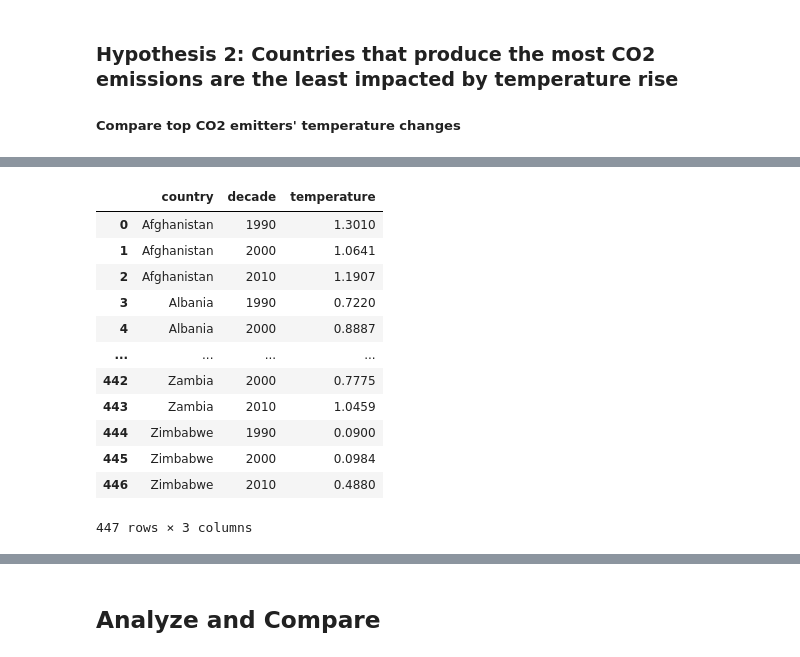
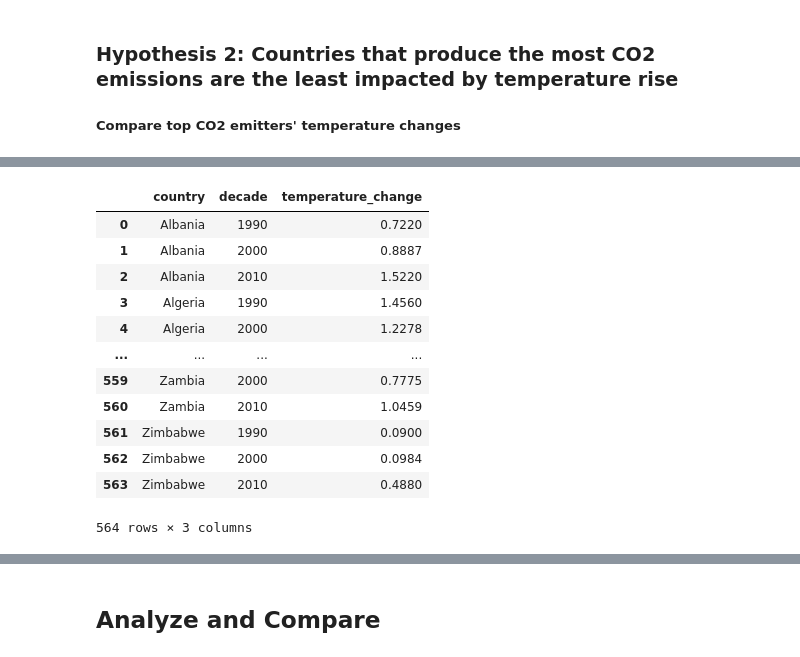
Before and after one commit to MichelleWegner/Co2.Emissions, a Jupyter notebook: Notebooks/3. Complete_data_merged.ipynb, the cells around one changed output, grey strips where cells are left out. Cells and saved outputs as stored; diff of their text form; code cells hidden in the pictures.

```diff
--- a/Notebooks/3. Complete_data_merged.ipynb
+++ b/Notebooks/3. Complete_data_merged.ipynb
@@ -288,20 +319,19 @@ df3['co2_emission'] = pd.to_numeric(df3['co2_emission'], errors='coerce')
 # %%
 #Replace non-numeric values with NaN in temperature column
 
-df3['temperature'] = pd.to_numeric(df3['temperature'], errors='coerce')
+df3['temperature_change'] = pd.to_numeric(df3['temperature_change'], errors='coerce')
 # %%
 # Step 5: Convert data types
 
 df3['year'] = df3['year'].astype(int)
 df3['population'] = df3['population'].astype(int)
 df3['co2_emission'] = df3['co2_emission'].astype(float)
-df3['temperature'] = df3['temperature'].astype(float)
+df3['temperature_change'] = df3['temperature_change'].astype(float)
 # %%
 # Remove rows where the country name includes the word "world"
 df3 = df3[~df3['country'].str.contains(r'world', case=False, regex=True)]
 # %%
-# Step 6: Categorize countries into Global North and Global South
-
+# Step 6.1: Categorize countries into Global North and Global South
 
 global_north = [
     'United States', 'Canada', 'United Kingdom', 'Germany', 'France',
@@ -310,4 +340,14 @@ global_north = [
     'Ireland', 'Luxembourg'
 ]
 
-df3['region'] = np.where(df3['country'].isin(global_north), 'Global North', 'Global South')
+df3['region'] = np.where(df3['country'].isin(global_north), 'Global_North', 'Global_South')
+# %%
+# Step 6.2: Categorize countries into Developed and Developing Countries
+
+developed_countries = [ 'Andorra', 'Australia', 'Austria', 'Belgium', 'Canada', 'Denmark',
+    'Finland', 'France', 'Germany', 'Greece', 'Iceland', 'Ireland', 'Israel', 'Italy', 'Japan',
+    'Luxembourg', 'Monaco', 'Netherlands', 'New Zealand', 'Norway', 'Portugal', 'San Marino',
+    'Singapore', 'South Korea', 'Spain', 'Sweden', 'Switzerland', 'United Kingdom', 'United States' ]
+
+
+df3['development_level'] = np.where(df3['country'].isin(developed_countries), 'Developed', 'Developing')
@@ -403,21 +459,21 @@ co2_by_decade
 # %%
 #  Aggregate Temperature by Decade and Country
-temperature_by_decade = df3.groupby(['country', 'decade'])['temperature'].mean().reset_index()
+temperature_by_decade = df3.groupby(['country', 'decade'])['temperature_change'].mean().reset_index()
 temperature_by_decade
 # %% [output]
-|  | country | decade | temperature |
-| 0 | Afghanistan | 1990 | 1.3010 |
-| 1 | Afghanistan | 2000 | 1.0641 |
-| 2 | Afghanistan | 2010 | 1.1907 |
-| 3 | Albania | 1990 | 0.7220 |
-| 4 | Albania | 2000 | 0.8887 |
+|  | country | decade | temperature_change |
+| 0 | Albania | 1990 | 0.7220 |
+| 1 | Albania | 2000 | 0.8887 |
+| 2 | Albania | 2010 | 1.5220 |
+| 3 | Algeria | 1990 | 1.4560 |
+| 4 | Algeria | 2000 | 1.2278 |
 | ... | ... | ... | ... |
-| 442 | Zambia | 2000 | 0.7775 |
-| 443 | Zambia | 2010 | 1.0459 |
-| 444 | Zimbabwe | 1990 | 0.0900 |
-| 445 | Zimbabwe | 2000 | 0.0984 |
-| 446 | Zimbabwe | 2010 | 0.4880 |
+| 559 | Zambia | 2000 | 0.7775 |
+| 560 | Zambia | 2010 | 1.0459 |
+| 561 | Zimbabwe | 1990 | 0.0900 |
+| 562 | Zimbabwe | 2000 | 0.0984 |
+| 563 | Zimbabwe | 2010 | 0.4880 |
-447 rows × 3 columns
+564 rows × 3 columns
 # %%
 #  Merge the Aggregated Data
 merged_data = pd.merge(co2_by_decade, temperature_by_decade, on=['country', 'decade'])
```
Also changed, not shown: parts of 35 cells of this notebook, 1 other file.
